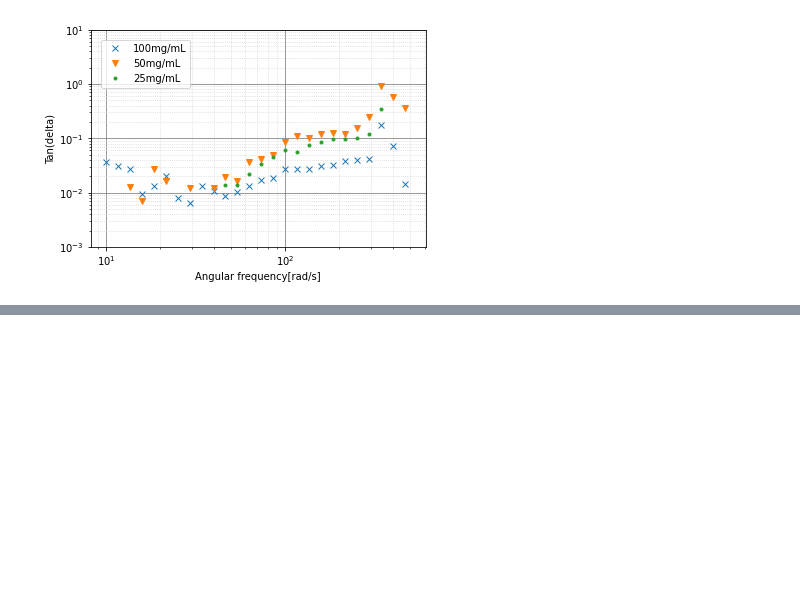
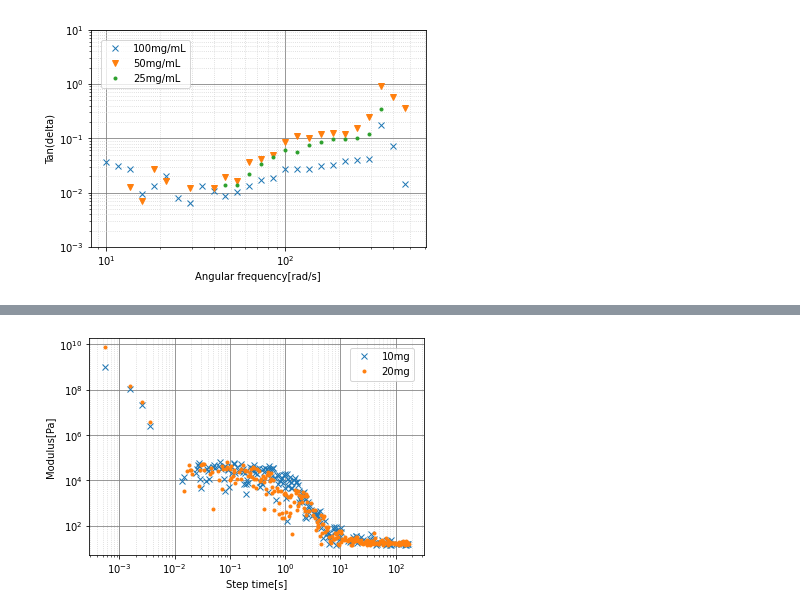
Before and after one commit to komainu99/dynamic-mechanical-analysis, a Jupyter notebook: debug.ipynb, the cells around one changed output, grey strips where cells are left out. Cells and saved outputs as stored; diff of their text form; code cells hidden in the pictures; blank space fills up the shorter version.

```diff
--- a/debug.ipynb
+++ b/debug.ipynb
@@ -353,0 +354,55 @@ fig.savefig("%s.png"%title)
+# %%
+# 応力緩和測定
+
+%matplotlib inline
+import numpy as np
+import pandas as pd
+import matplotlib.pyplot as plt
+import seaborn as sns
+
+column = 'Modulus'
+
+file_path = '/Volumes/Personal/Student/g16_Yazu/TA-DHR2/220711_Rheo/30min10mg/30min10mg_05%180s_stress_relaxation(2).txt'
+file_path2 = '/Volumes/Personal/Student/g16_Yazu/TA-DHR2/220711_Rheo/30min20mg/30min20mg_05%180s_stress_relaxation (1).txt'
+# file_path3 = '/Volumes/KAZU-USB/220707_Rheo/15min.csv'
+# file_path4 = '/Volumes/KAZU-USB/220708_Rheo/30min05%10to500rads (4).txt'
+
+df = pd.read_table(file_path, header=90)
+df.drop(index=0, inplace=True)
+df2 = pd.read_table(file_path2, header=90)
+df2.drop(index=0, inplace=True)
+# df3 = pd.read_csv(file_path3, header=90)
+# df3.drop(index=0, inplace=True)
+# df4 = pd.read_table(file_path4, header=90)
+# df4.drop(index=0, inplace=True)
+
+fig, ax = plt.subplots()
+
+plt.plot(df['Step time'].astype('float'), df[column].astype('float'), label='10mg', marker='x', linestyle='None')
+plt.plot(df2['Step time'].astype('float'), df2[column].astype('float'), label='20mg', marker='.', linestyle='None')
+#plt.plot(df2['Angular frequency'].astype('float'), df2[column].astype('float'), label='10mg', marker='v', linestyle='None')
+#plt.plot(df3['Angular frequency'].astype('float'), df3[column].astype('float'), label='15min', marker='.', linestyle='None')
+#plt.plot(df4['Angular frequency'].astype('float'), df4[column].astype('float'), label='30min', marker='o', linestyle='None')
+#plt.plot(df4['Angular frequency'].astype('float'), df4['Storage modulus'].astype('float'), label='25mg/mL', marker='.', linestyle='None')
+#plt.plot(df5['Angular frequency'].astype('float'), df5['Storage modulus'].astype('float'), label='25mg/mL', marker='.', linestyle='None')
+#plt.plot(df['Angular frequency'].astype('float'), df['Storage modulus'].astype('float'), label="Storage modulus", marker='v', linestyle='None')
+
+ax.set_xscale('log')
+ax.set_yscale('log')
+#ax.set_xlim(8, 600)
+#ax.set_ylim(0,1000000)
+plt.minorticks_on()
+plt.grid(which="major", color="gray", linestyle="solid")
+plt.grid(which="minor", color="lightgray", linestyle="dotted")
+
+ax.set_xlabel('Step time[s]')
+ax.set_ylabel(column + "[Pa]")
+
+title = column
+
+plt.legend(bbox_to_anchor=(1, 1), loc='best', borderaxespad=1)
+plt.show()
+
+fig.savefig("%s.png"%title)
+# %% [output]
+[figure, added]
```
Also changed, not shown: parts of 1 cell of this notebook, 12 other files.
